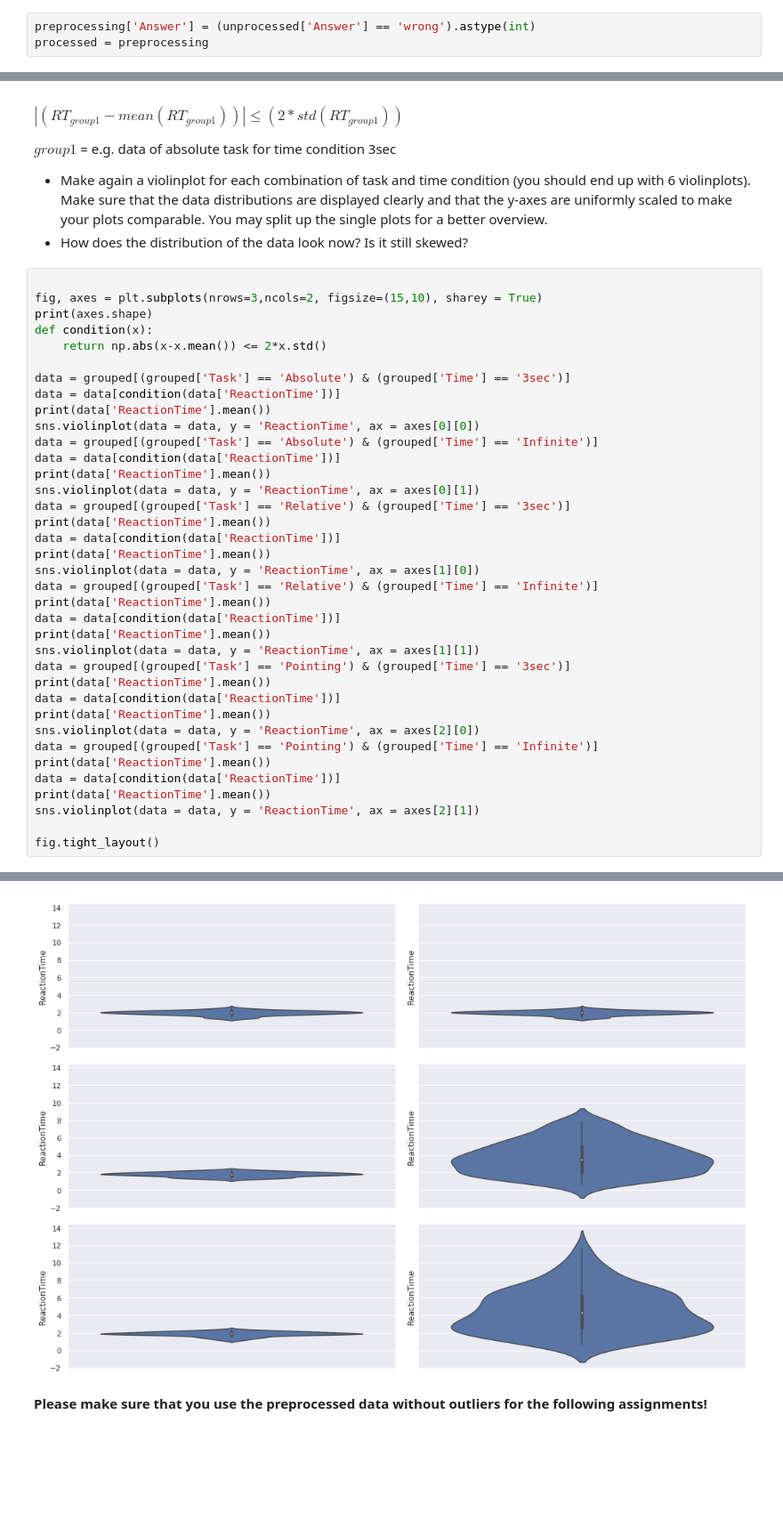
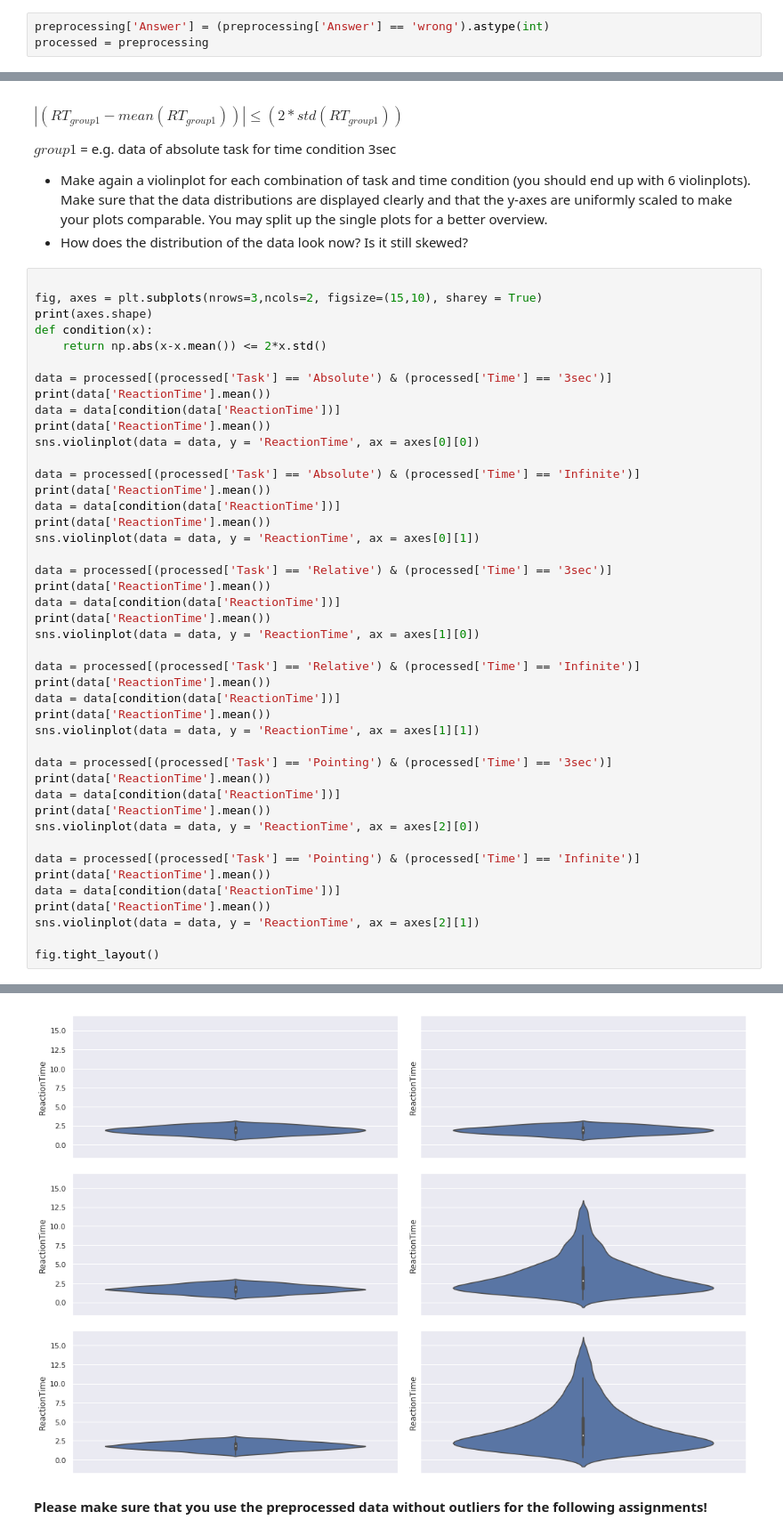
Before and after one commit to NBP-ACC/week-5-acc_11, a Jupyter notebook: sheet03.ipynb, the cells around one changed output, grey strips where cells are left out. Shown at 89% size. Saved outputs shown, nothing was run; the diff lists cells and outputs as text; blank space fills up the shorter version.

Commit message:
update 1 still do not know if plots are correct

```diff
--- a/sheet03.ipynb
+++ b/sheet03.ipynb
@@ -58,5 +58,5 @@ print(preprocessing.shape)
 # %% [output]
 (20083, 8)
 # %%
-preprocessing['Answer'] = (unprocessed['Answer'] == 'wrong').astype(int)
+preprocessing['Answer'] = (preprocessing['Answer'] == 'wrong').astype(int)
 processed = preprocessing
@@ -133,30 +113,37 @@ print(axes.shape)
 def condition(x):
     return np.abs(x-x.mean()) <= 2*x.std()
 
-data = grouped[(grouped['Task'] == 'Absolute') & (grouped['Time'] == '3sec')]
+data = processed[(processed['Task'] == 'Absolute') & (processed['Time'] == '3sec')]
+print(data['ReactionTime'].mean())
 data = data[condition(data['ReactionTime'])]
 print(data['ReactionTime'].mean())
 sns.violinplot(data = data, y = 'ReactionTime', ax = axes[0][0])
-data = grouped[(grouped['Task'] == 'Absolute') & (grouped['Time'] == 'Infinite')]
+
+data = processed[(processed['Task'] == 'Absolute') & (processed['Time'] == 'Infinite')]
+print(data['ReactionTime'].mean())
 data = data[condition(data['ReactionTime'])]
 print(data['ReactionTime'].mean())
 sns.violinplot(data = data, y = 'ReactionTime', ax = axes[0][1])
-data = grouped[(grouped['Task'] == 'Relative') & (grouped['Time'] == '3sec')]
+
+data = processed[(processed['Task'] == 'Relative') & (processed['Time'] == '3sec')]
 print(data['ReactionTime'].mean())
 data = data[condition(data['ReactionTime'])]
 print(data['ReactionTime'].mean())
 sns.violinplot(data = data, y = 'ReactionTime', ax = axes[1][0])
-data = grouped[(grouped['Task'] == 'Relative') & (grouped['Time'] == 'Infinite')]
+
+data = processed[(processed['Task'] == 'Relative') & (processed['Time'] == 'Infinite')]
 print(data['ReactionTime'].mean())
 data = data[condition(data['ReactionTime'])]
 print(data['ReactionTime'].mean())
 sns.violinplot(data = data, y = 'ReactionTime', ax = axes[1][1])
-data = grouped[(grouped['Task'] == 'Pointing') & (grouped['Time'] == '3sec')]
+
+data = processed[(processed['Task'] == 'Pointing') & (processed['Time'] == '3sec')]
 print(data['ReactionTime'].mean())
 data = data[condition(data['ReactionTime'])]
 print(data['ReactionTime'].mean())
 sns.violinplot(data = data, y = 'ReactionTime', ax = axes[2][0])
-data = grouped[(grouped['Task'] == 'Pointing') & (grouped['Time'] == 'Infinite')]
+
+data = processed[(processed['Task'] == 'Pointing') & (processed['Time'] == 'Infinite')]
 print(data['ReactionTime'].mean())
 data = data[condition(data['ReactionTime'])]
 print(data['ReactionTime'].mean())
@@ -178,4 +167,4 @@ fig.tight_layout()
-[figure, old version]
+[figure, new version]
 # %% [markdown]
 **Please make sure that you use the preprocessed data without outliers for the following assignments!**
 # %% [markdown]
```
Also changed, not shown: parts of 2 cells of this notebook.
